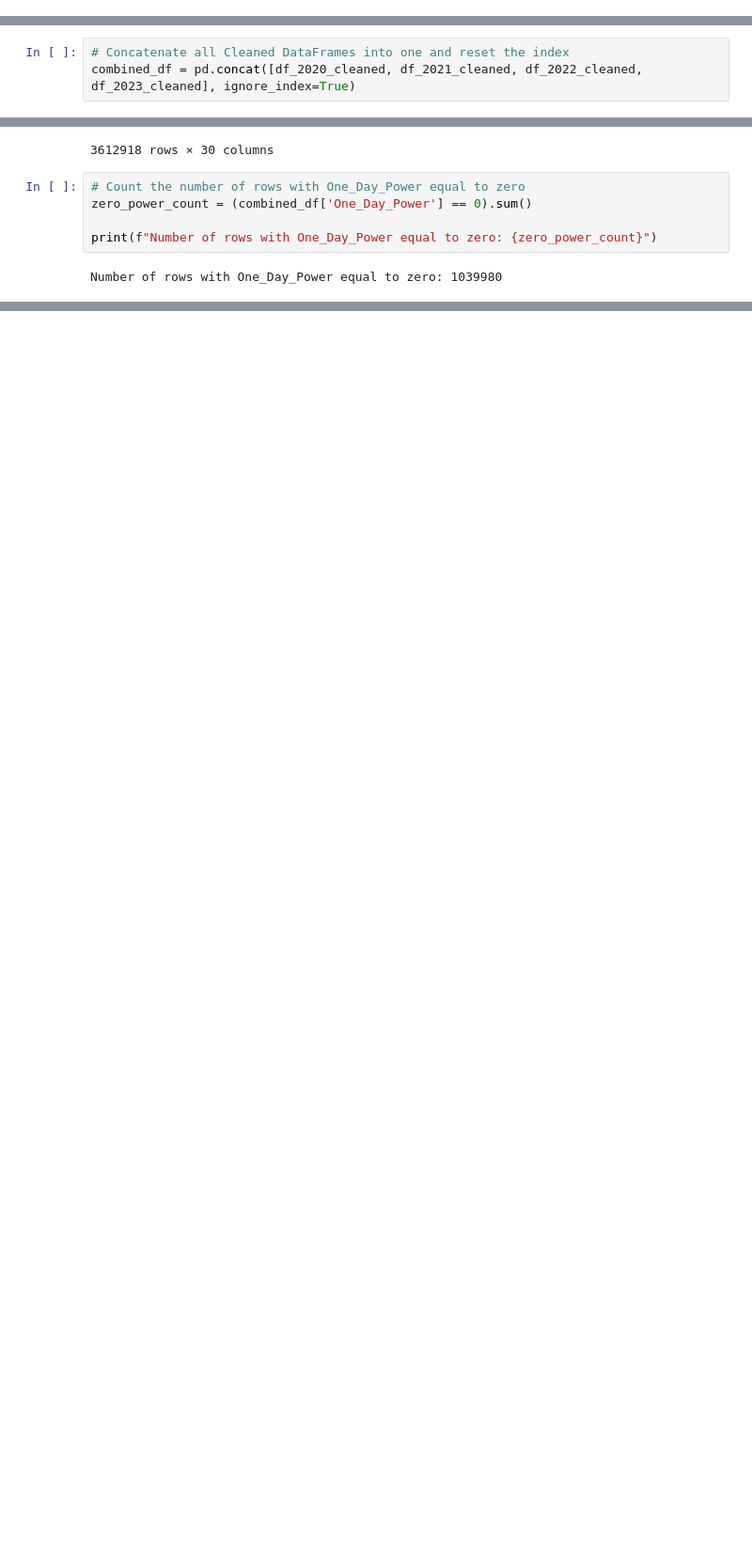
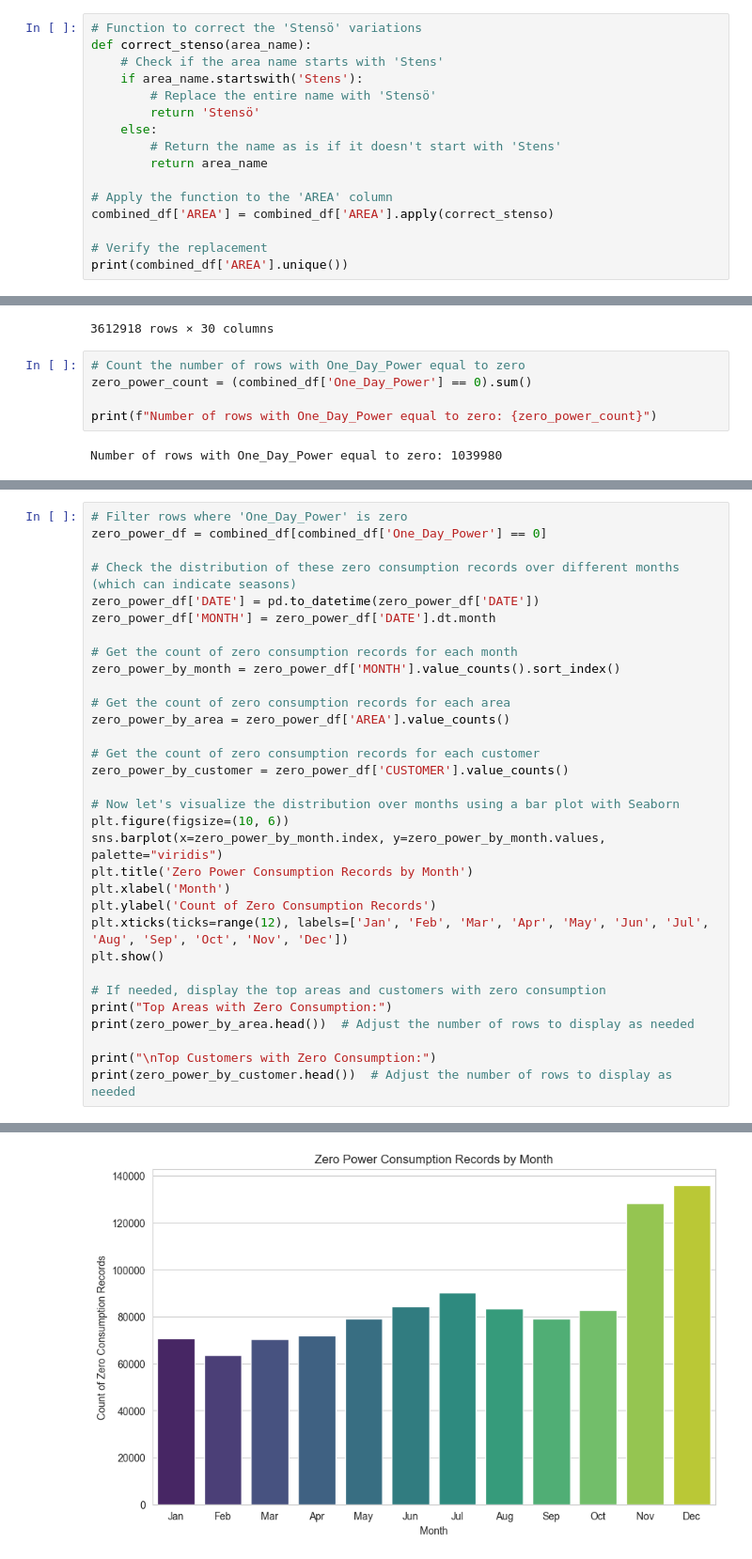
Before and after one commit to iot-lnu/Research-KalmarEnergy, a Jupyter notebook: New Dataset/KE_PCA.ipynb, the cells around one changed output, grey strips where cells are left out. Shown at 94% size. Saved outputs shown, nothing was run; the diff lists cells and outputs as text; blank space fills up the shorter version.

Commit message:
Some visualization plots and creating One_Day_Power column and investigating the zero rows

```diff
--- a/New Dataset/KE_PCA.ipynb
+++ b/New Dataset/KE_PCA.ipynb
@@ -148,0 +138,16 @@ Unique AREA values: ['Kvarnholmen' 'Malmen' 'Berga' 'Stensö']
+# %%
+# Function to correct the 'Stensö' variations
+def correct_stenso(area_name):
+    # Check if the area name starts with 'Stens'
+    if area_name.startswith('Stens'):
+        # Replace the entire name with 'Stensö'
+        return 'Stensö'
+    else:
+        # Return the name as is if it doesn't start with 'Stens'
+        return area_name
+
+# Apply the function to the 'AREA' column
+combined_df['AREA'] = combined_df['AREA'].apply(correct_stenso)
+
+# Verify the replacement
+print(combined_df['AREA'].unique())
@@ -410,3 +359,0 @@ dtype: int64
-# %%
-# Concatenate all Cleaned DataFrames into one and reset the index
-combined_df = pd.concat([df_2020_cleaned, df_2021_cleaned, df_2022_cleaned, df_2023_cleaned], ignore_index=True)
@@ -722,0 +628,33 @@ Number of rows with One_Day_Power equal to zero: 1039980
+# %%
+# Filter rows where 'One_Day_Power' is zero
+zero_power_df = combined_df[combined_df['One_Day_Power'] == 0]
+
+# Check the distribution of these zero consumption records over different months (which can indicate seasons)
+zero_power_df['DATE'] = pd.to_datetime(zero_power_df['DATE'])
+zero_power_df['MONTH'] = zero_power_df['DATE'].dt.month
+
+# Get the count of zero consumption records for each month
+zero_power_by_month = zero_power_df['MONTH'].value_counts().sort_index()
+
+# Get the count of zero consumption records for each area
+zero_power_by_area = zero_power_df['AREA'].value_counts()
+
+# Get the count of zero consumption records for each customer
+zero_power_by_customer = zero_power_df['CUSTOMER'].value_counts()
+
+# Now let's visualize the distribution over months using a bar plot with Seaborn
+plt.figure(figsize=(10, 6))
+sns.barplot(x=zero_power_by_month.index, y=zero_power_by_month.values, palette="viridis")
+plt.title('Zero Power Consumption Records by Month')
+plt.xlabel('Month')
+plt.ylabel('Count of Zero Consumption Records')
+plt.xticks(ticks=range(12), labels=['Jan', 'Feb', 'Mar', 'Apr', 'May', 'Jun', 'Jul', 'Aug', 'Sep', 'Oct', 'Nov', 'Dec'])
+plt.show()
+
+# If needed, display the top areas and customers with zero consumption
+print("Top Areas with Zero Consumption:")
+print(zero_power_by_area.head())  # Adjust the number of rows to display as needed
+
+print("\nTop Customers with Zero Consumption:")
+print(zero_power_by_customer.head())  # Adjust the number of rows to display as needed
+# %% [output]
@@ -722,0 +675 @@ Number of rows with One_Day_Power equal to zero: 1039980
+[figure, added]
```
Also changed, not shown: parts of 29 cells of this notebook.
